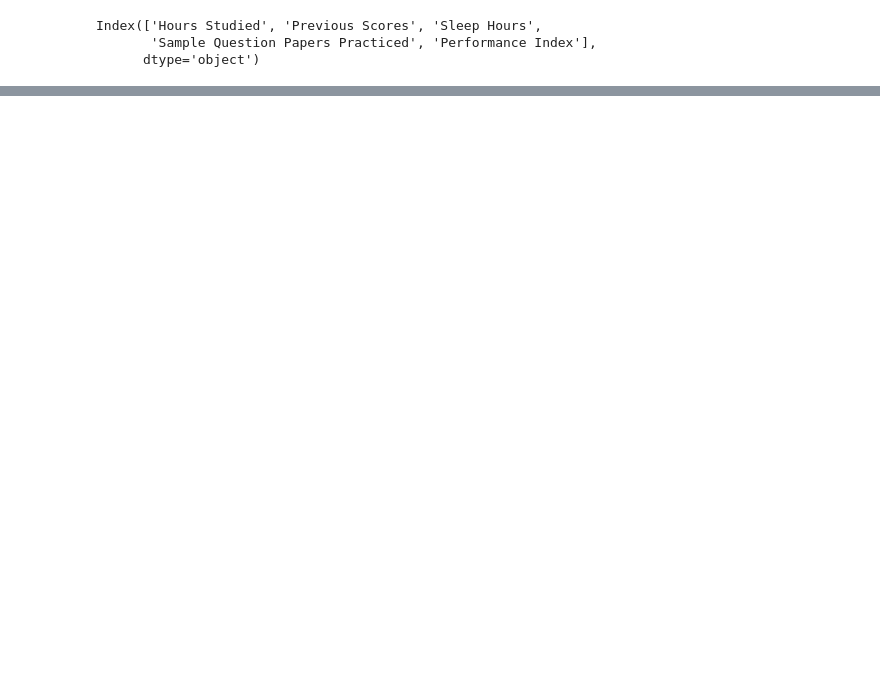
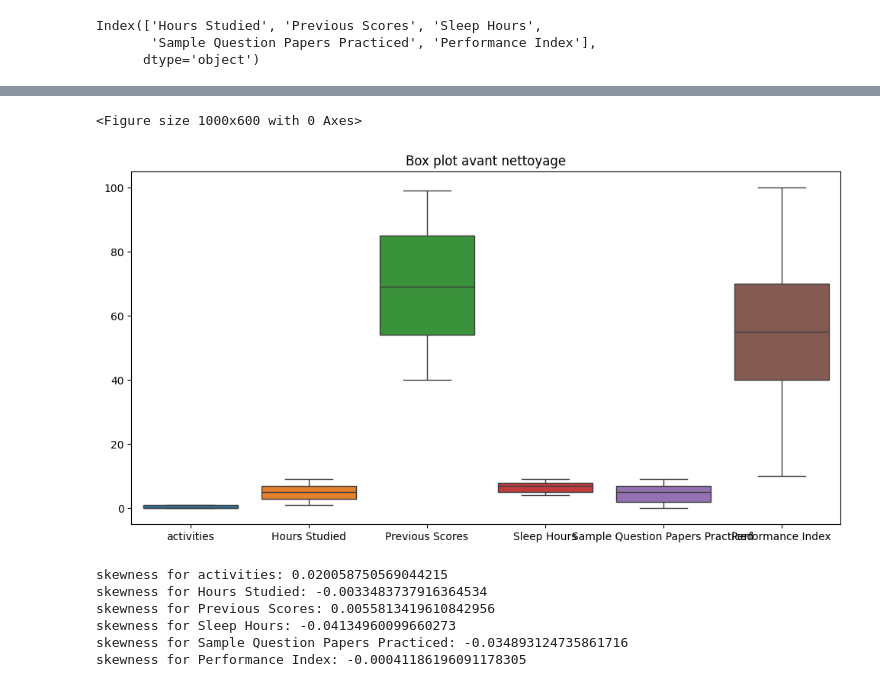
Before and after one commit to AdamSe22/DataMinig, a Jupyter notebook: multiple_student.ipynb, the cells around one changed output, grey strips where cells are left out. Drawn from its saved outputs; the diff is of its cells as text; code cells hidden in the pictures; blank space fills up the shorter version.

```diff
--- a/multiple_student.ipynb
+++ b/multiple_student.ipynb
@@ -107,0 +164,19 @@ plt.show()
+# %%
+plt.figure(figsize=(12, 6))
+sns.boxplot(data=data)
+plt.title("Box plot avant nettoyage")
+plt.show()
+# %% [output]
+<Figure size 1000x600 with 0 Axes>
+[figure, added]
+# %%
+for column in data.select_dtypes(include=[np.number]).columns:
+    skewness_per_column = data[column].skew()
+    print(f"skewness for {column}: {skewness_per_column}")
+# %% [output]
+skewness for activities: 0.020058750569044215
+skewness for Hours Studied: -0.0033483737916364534
+skewness for Previous Scores: 0.0055813419610842956
+skewness for Sleep Hours: -0.04134960099660273
+skewness for Sample Question Papers Practiced: -0.034893124735861716
+skewness for Performance Index: -0.00041186196091178305
```
Also changed, not shown: parts of 18 cells of this notebook.
